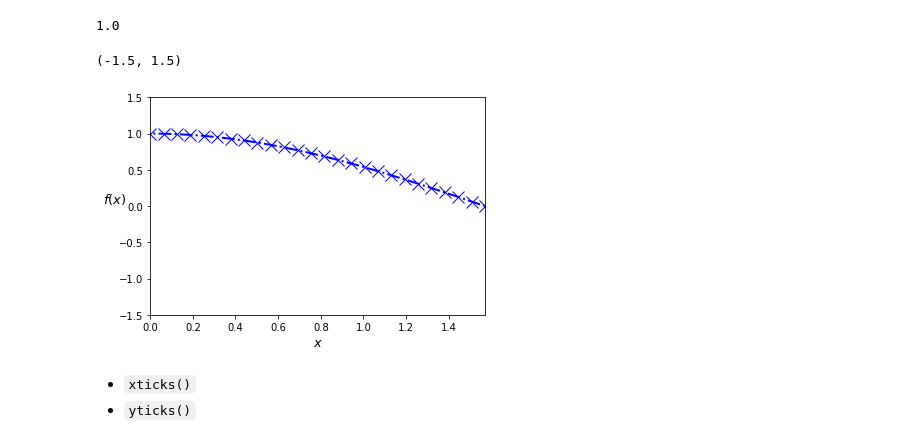
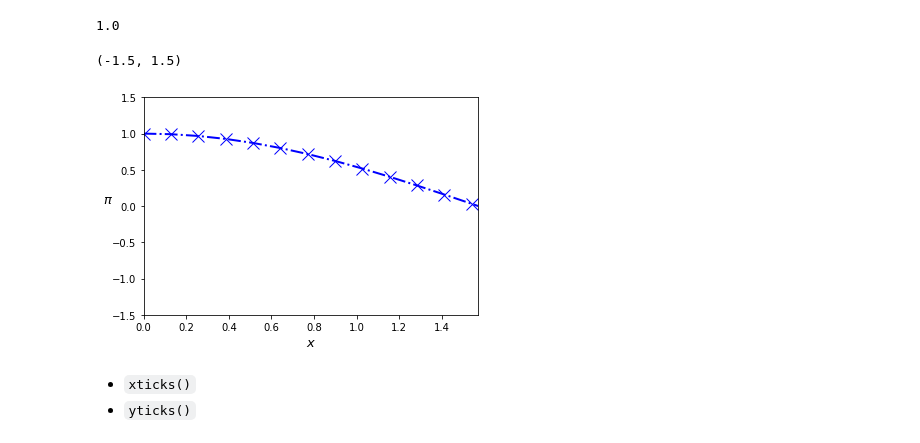
Before and after one commit to PPorras/Herramientas-Computaciones-2021-1, a Jupyter notebook: Introduccion-a-maplotlib.ipynb, the cells around one changed output. Saved outputs shown, nothing was run; the diff lists cells and outputs as text; code cells hidden in the pictures.

```diff
--- a/Introduccion-a-maplotlib.ipynb
+++ b/Introduccion-a-maplotlib.ipynb
@@ -310,15 +315,17 @@ array([ 1.00000000e+00,  9.98026728e-01,  9.92114701e-01,  9.82287251e-01,
 C.max()
 # %% [output]
 1.0
+# %%
+x = linsp
 # %%
-plt.plot(x, C, 'bx-.', linewidth=2, markersize=12)
-plt.ylabel(r'$f(x)$',fontsize = 13,rotation =0)
+plt.plot(x, np.cos(x), 'bx-.', linewidth=2, markersize=12)
+plt.ylabel(r'$\pi$',fontsize = 13,rotation =0)
 plt.xlabel(r'$x$',fontsize = 13,rotation =0)
 plt.xlim(0, np.pi/2 )
 plt.ylim(C.min()*1.5, C.max()*1.5)
 # %% [output]
 (-1.5, 1.5)
-[figure, old version]
+[figure, new version]
 # %% [markdown]
 * `xticks()`
 * `yticks()`
```
Also changed, not shown: parts of 3 cells of this notebook, 3 other files.
